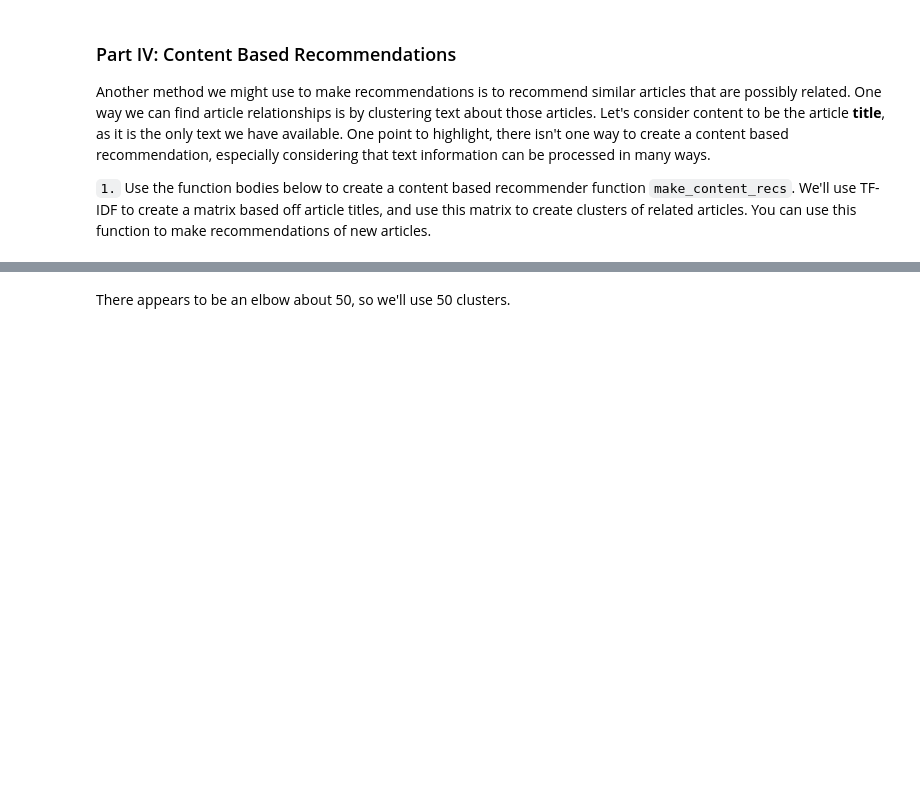
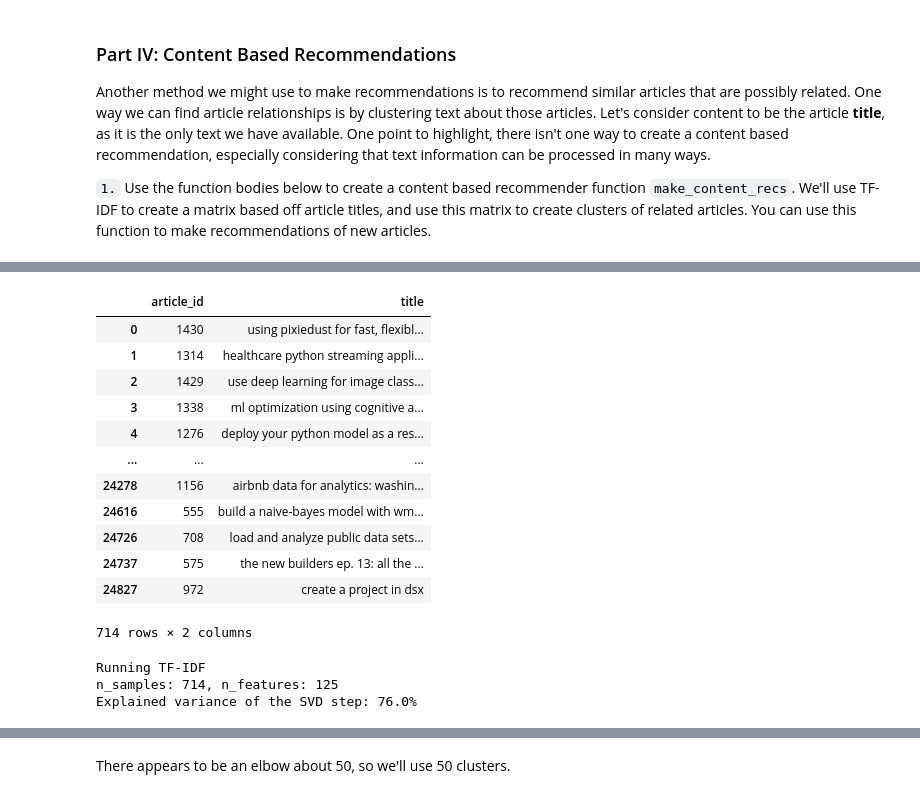
Before and after one commit to maxtschochner/dsnd-recommendation-systems-project, a Jupyter notebook: starter/Recommendations_with_IBM.ipynb, the cells around one changed output, grey strips where cells are left out. Saved outputs shown, nothing was run; the diff lists cells and outputs as text; code cells hidden in the pictures; blank space fills up the shorter version.

```diff
--- a/starter/Recommendations_with_IBM.ipynb
+++ b/starter/Recommendations_with_IBM.ipynb
@@ -743,7 +750,22 @@ from sklearn.preprocessing import Normalizer
 from sklearn.decomposition import TruncatedSVD
 # %%
 # unique articles
-df_unique_articles =
+df_unique_articles = df[['article_id', 'title']].drop_duplicates()
+df_unique_articles
+# %% [output]
+|  | article_id | title |
+| 0 | 1430 | using pixiedust for fast, flexibl... |
+| 1 | 1314 | healthcare python streaming appli... |
+| 2 | 1429 | use deep learning for image class... |
+| 3 | 1338 | ml optimization using cognitive a... |
+| 4 | 1276 | deploy your python model as a res... |
+| ... | ... | ... |
+| 24278 | 1156 | airbnb data for analytics: washin... |
+| 24616 | 555 | build a naive-bayes model with wm... |
+| 24726 | 708 | load and analyze public data sets... |
+| 24737 | 575 | the new builders ep. 13: all the ... |
+| 24827 | 972 | create a project in dsx |
+714 rows × 2 columns
 # %%
 # Create a vectorizer using TfidfVectorizer and fit it to the article titles
 max_features = 200
@@ -757,15 +779,19 @@ vectorizer = TfidfVectorizer(
     max_features=max_features,
 )
 print("Running TF-IDF")
-X_tfidf =  # Fit the vectorizer to the article titles
+X_tfidf =  vectorizer.fit_transform(df_unique_articles['title']) # Fit the vectorizer to the article titles
 
 print(f"n_samples: {X_tfidf.shape[0]}, n_features: {X_tfidf.shape[1]}")
 
 lsa = make_pipeline(TruncatedSVD(n_components=50), Normalizer(copy=False))
-X_lsa = # Fit the LSA model to the vectorized article titles
+X_lsa = lsa.fit_transform(X_tfidf)# Fit the LSA model to the vectorized article titles
 explained_variance = lsa[0].explained_variance_ratio_.sum()
 
 print(f"Explained variance of the SVD step: {explained_variance * 100:.1f}%")
+# %% [output]
+Running TF-IDF
+n_samples: 714, n_features: 125
+Explained variance of the SVD step: 76.0%
 # %%
 # Let's map the inertia for different number of clusters to find the optimal number of clusters
 # We'll plot it to see the elbow
```
Also changed, not shown: parts of 11 cells of this notebook.
